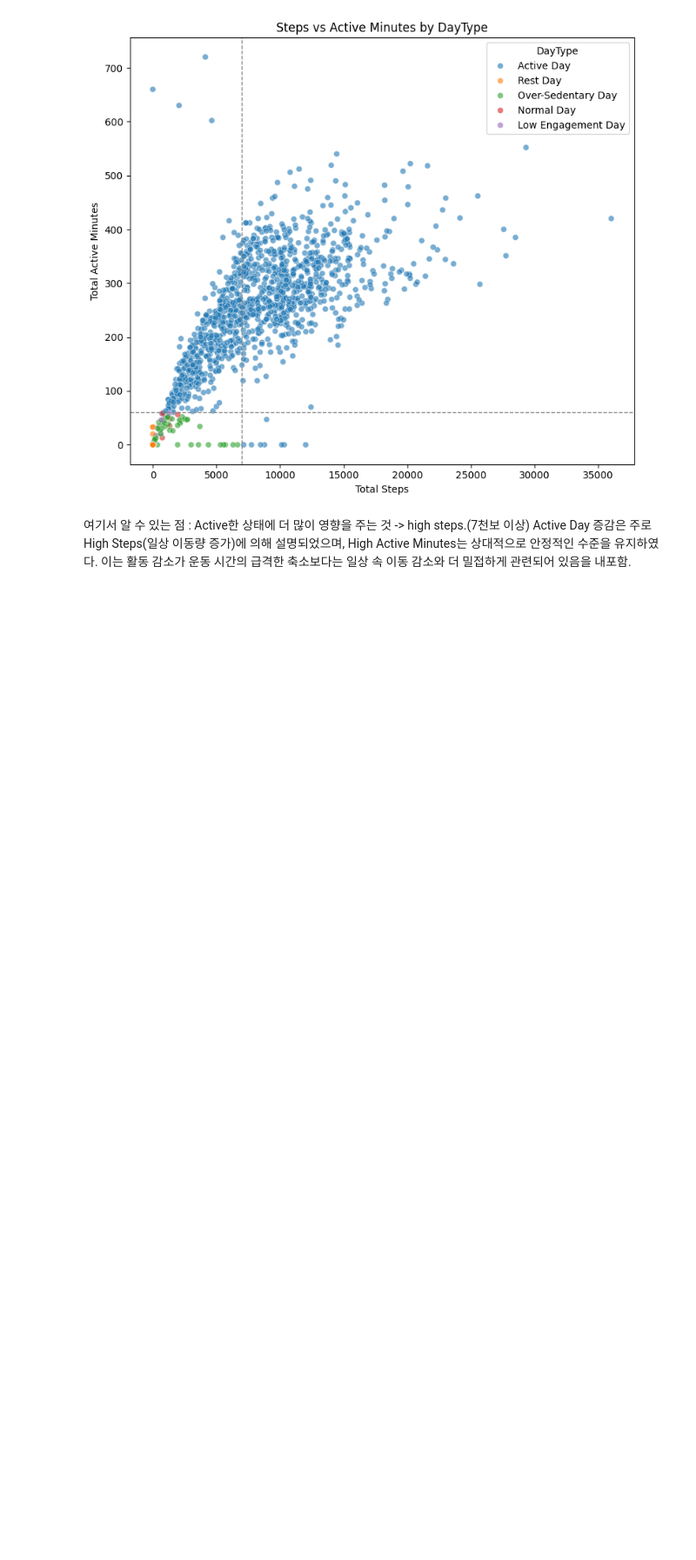
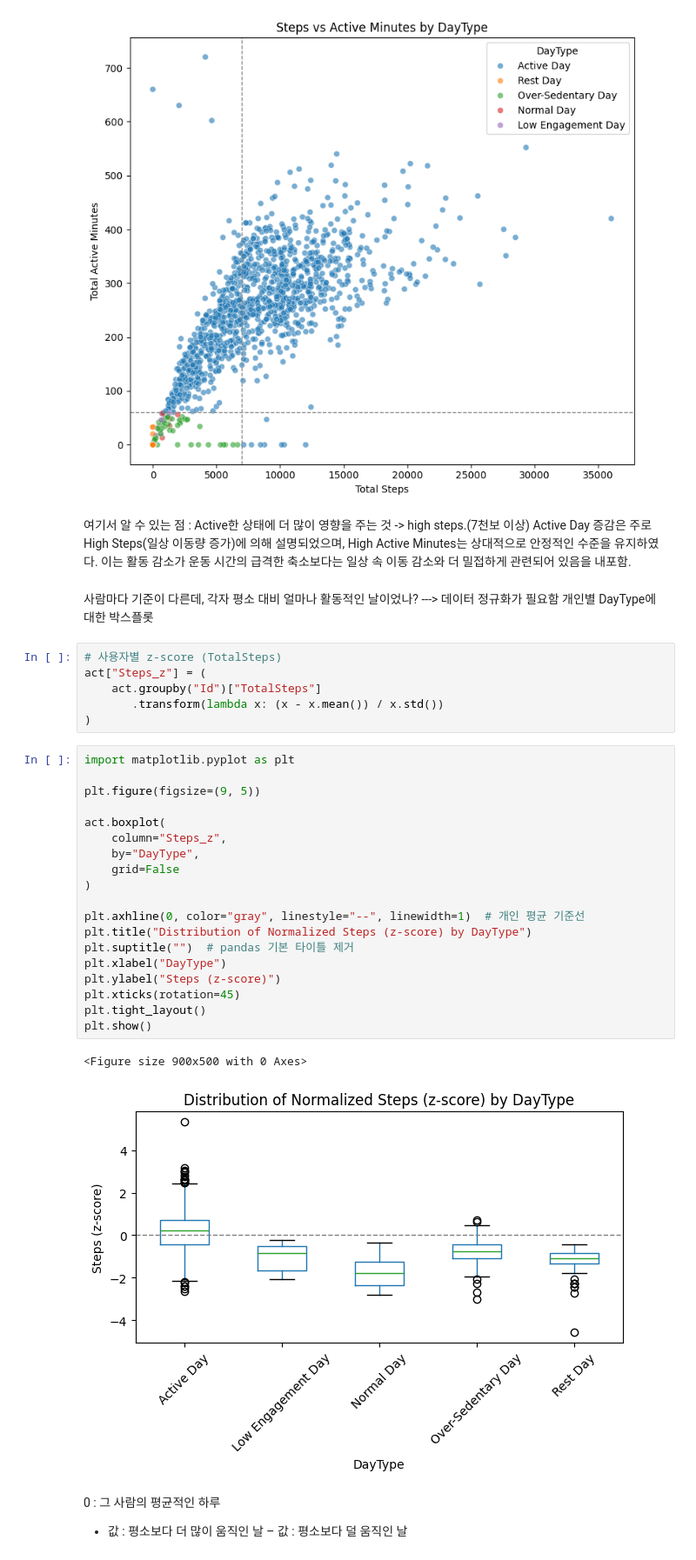
Before and after one commit to jeesy95-creator/sparta_15, a Jupyter notebook: notebooks/Leejw.ipynb, the cells around one changed output. Shown at 87% size. Saved outputs shown, nothing was run; the diff lists cells and outputs as text; blank space fills up the shorter version.

```diff
--- a/notebooks/Leejw.ipynb
+++ b/notebooks/Leejw.ipynb
@@ -281,3 +282,39 @@ plt.show()
 여기서 알 수 있는 점 : Active한 상태에 더 많이 영향을 주는 것 -> high steps.(7천보 이상)
 Active Day 증감은 주로 High Steps(일상 이동량 증가)에 의해 설명되었으며, High Active Minutes는 상대적으로 안정적인 수준을 유지하였다.
 이는 활동 감소가 운동 시간의 급격한 축소보다는 일상 속 이동 감소와 더 밀접하게 관련되어 있음을 내포함.
+# %% [markdown]
+사람마다 기준이 다른데, 각자 평소 대비 얼마나 활동적인 날이었나?
+      ---> 데이터 정규화가 필요함
+           개인별 DayType에 대한 박스플롯
+# %%
+# 사용자별 z-score (TotalSteps)
+act["Steps_z"] = (
+    act.groupby("Id")["TotalSteps"]
+       .transform(lambda x: (x - x.mean()) / x.std())
+)
+# %%
+import matplotlib.pyplot as plt
+
+plt.figure(figsize=(9, 5))
+
+act.boxplot(
+    column="Steps_z",
+    by="DayType",
+    grid=False
+)
+
+plt.axhline(0, color="gray", linestyle="--", linewidth=1)  # 개인 평균 기준선
+plt.title("Distribution of Normalized Steps (z-score) by DayType")
+plt.suptitle("")  # pandas 기본 타이틀 제거
+plt.xlabel("DayType")
+plt.ylabel("Steps (z-score)")
+plt.xticks(rotation=45)
+plt.tight_layout()
+plt.show()
+# %% [output]
+<Figure size 900x500 with 0 Axes>
+[figure, added]
+# %% [markdown]
+0 : 그 사람의 평균적인 하루
++ 값 : 평소보다 더 많이 움직인 날
+– 값 : 평소보다 덜 움직인 날
```
Also changed, not shown: parts of 7 cells of this notebook.
